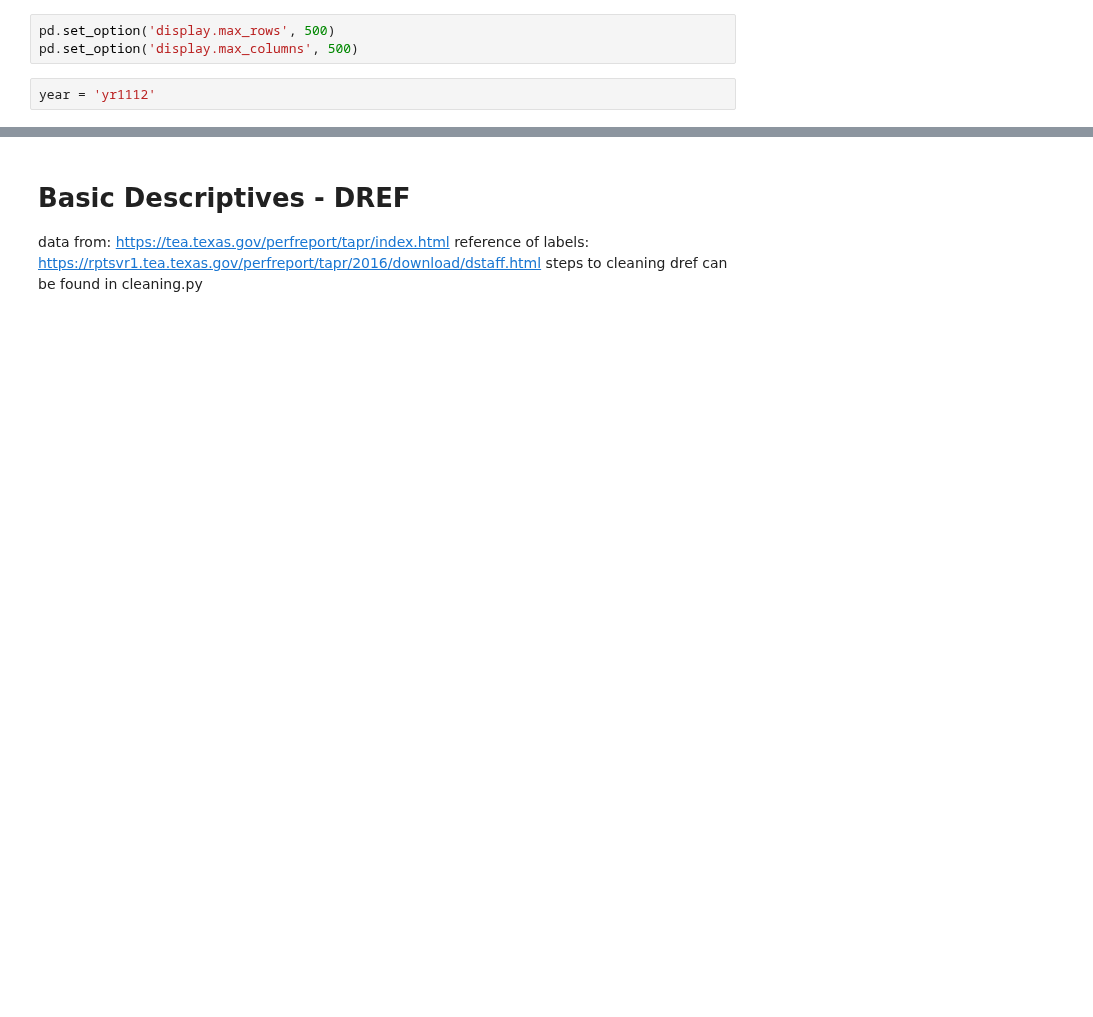
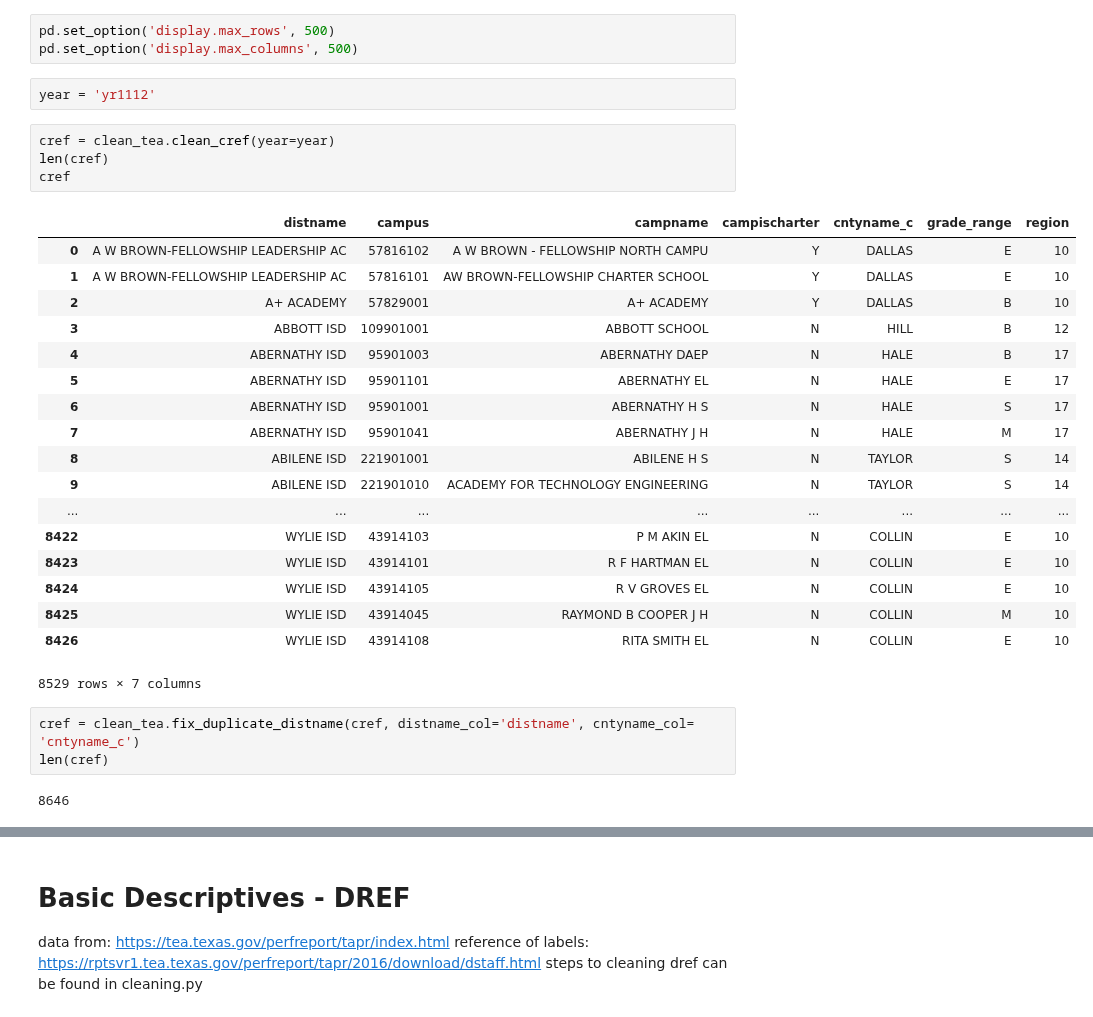
Before and after one commit to KylieLAnglin/dofis, a Jupyter notebook: data_from_tea/check_tea_school_data.ipynb, the cells around one changed output, grey strips where cells are left out. Cells and saved outputs as stored; diff of their text form; blank space fills up the shorter version.

```diff
--- a/data_from_tea/check_tea_school_data.ipynb
+++ b/data_from_tea/check_tea_school_data.ipynb
@@ -16,3 +14,31 @@ pd.set_option('display.max_rows', 500)
 pd.set_option('display.max_columns', 500)
 # %%
 year = 'yr1112'
+# %%
+cref = clean_tea.clean_cref(year=year)
+len(cref)
+cref
+# %% [output]
+|  | distname | campus | campname | campischarter | cntyname_c | grade_range | region |
+| 0 | A W BROWN-FELLOWSHIP LEADERSHIP AC | 57816102 | A W BROWN - FELLOWSHIP NORTH CAMPU | Y | DALLAS | E | 10 |
+| 1 | A W BROWN-FELLOWSHIP LEADERSHIP AC | 57816101 | AW BROWN-FELLOWSHIP CHARTER SCHOOL | Y | DALLAS | E | 10 |
+| 2 | A+ ACADEMY | 57829001 | A+ ACADEMY | Y | DALLAS | B | 10 |
+| 3 | ABBOTT ISD | 109901001 | ABBOTT SCHOOL | N | HILL | B | 12 |
+| 4 | ABERNATHY ISD | 95901003 | ABERNATHY DAEP | N | HALE | B | 17 |
+| 5 | ABERNATHY ISD | 95901101 | ABERNATHY EL | N | HALE | E | 17 |
+| 6 | ABERNATHY ISD | 95901001 | ABERNATHY H S | N | HALE | S | 17 |
+| 7 | ABERNATHY ISD | 95901041 | ABERNATHY J H | N | HALE | M | 17 |
+| 8 | ABILENE ISD | 221901001 | ABILENE H S | N | TAYLOR | S | 14 |
+| 9 | ABILENE ISD | 221901010 | ACADEMY FOR TECHNOLOGY ENGINEERING | N | TAYLOR | S | 14 |
+| ... | ... | ... | ... | ... | ... | ... | ... |
+| 8422 | WYLIE ISD | 43914103 | P M AKIN EL | N | COLLIN | E | 10 |
+| 8423 | WYLIE ISD | 43914101 | R F HARTMAN EL | N | COLLIN | E | 10 |
+| 8424 | WYLIE ISD | 43914105 | R V GROVES EL | N | COLLIN | E | 10 |
+| 8425 | WYLIE ISD | 43914045 | RAYMOND B COOPER J H | N | COLLIN | M | 10 |
+| 8426 | WYLIE ISD | 43914108 | RITA SMITH EL | N | COLLIN | E | 10 |
+8529 rows × 7 columns
+# %%
+cref = clean_tea.fix_duplicate_distname(cref, distname_col='distname', cntyname_col= 'cntyname_c')
+len(cref)
+# %% [output]
+8646
```
Also changed, not shown: parts of 25 cells of this notebook, 6 other files.
